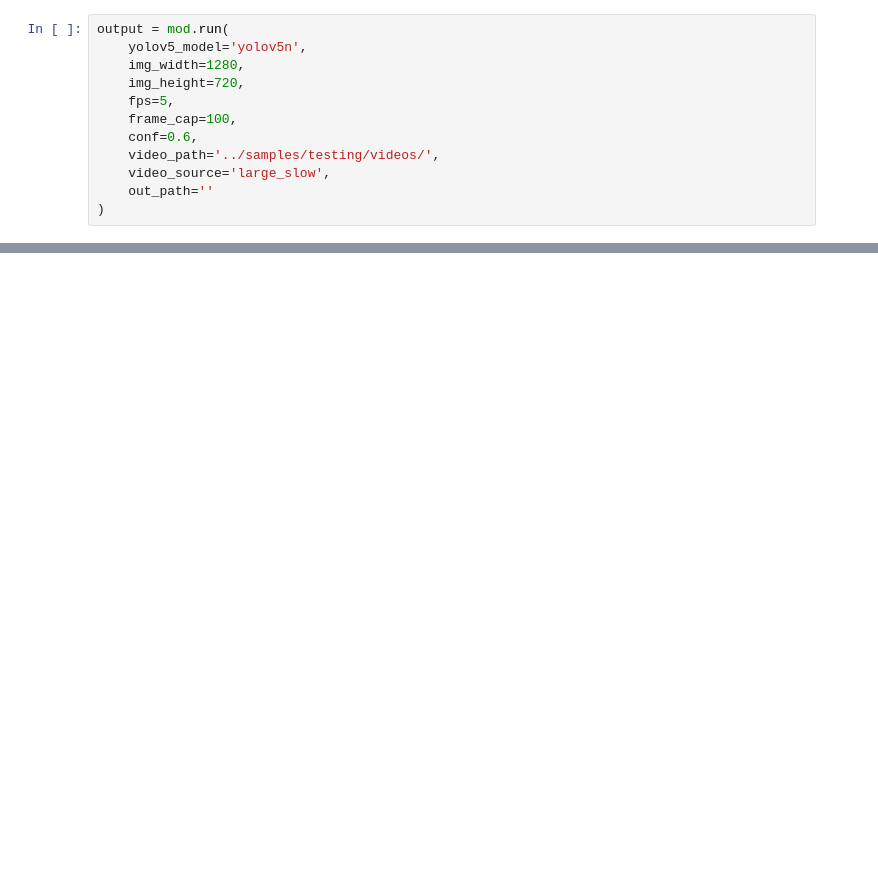
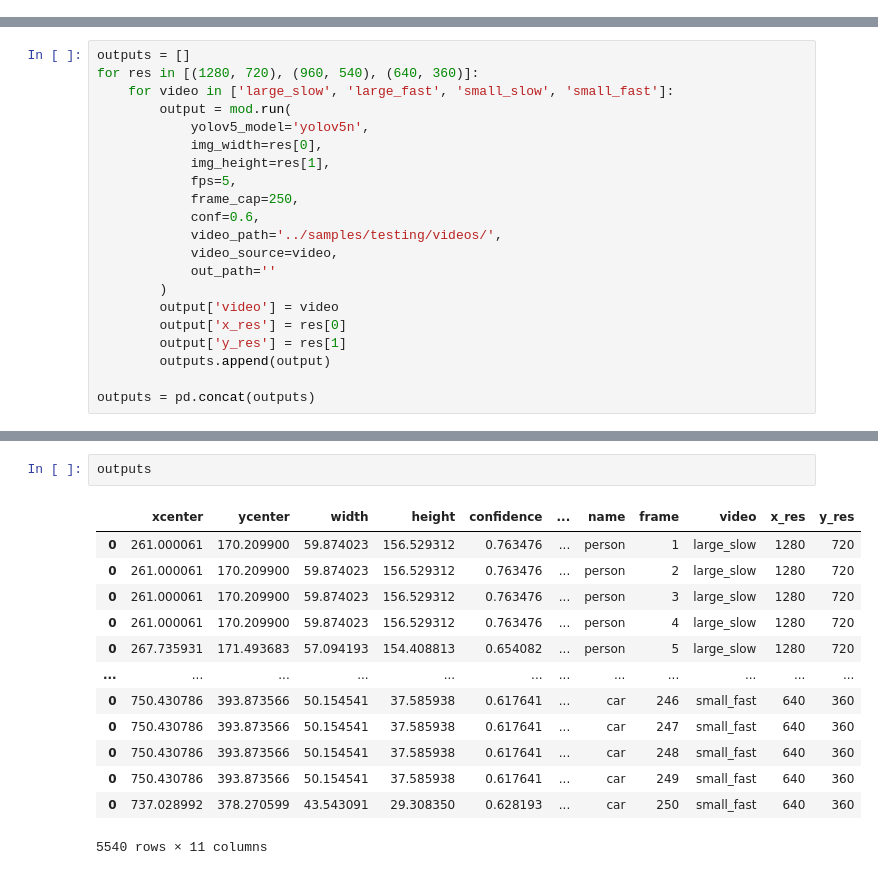
Before and after one commit to adamy03/sysml, a Jupyter notebook: va_pipeline/pipeline_test.ipynb, the cells around one changed output, grey strips where cells are left out. Drawn from its saved outputs; the diff is of its cells as text; blank space fills up the shorter version.

Commit message:
testing one more large

```diff
--- a/va_pipeline/pipeline_test.ipynb
+++ b/va_pipeline/pipeline_test.ipynb
@@ -6,15 +8,3 @@ import matplotlib.pyplot as plt
 
 from process import *
 import mod
-# %%
-output = mod.run(
-    yolov5_model='yolov5n',
-    img_width=1280,
-    img_height=720,
-    fps=5,
-    frame_cap=100,
-    conf=0.6,
-    video_path='../samples/testing/videos/',
-    video_source='large_slow',
-    out_path=''
-)
@@ -52,0 +11,21 @@ output.head(50)
+# %%
+outputs = []
+for res in [(1280, 720), (960, 540), (640, 360)]:
+    for video in ['large_slow', 'large_fast', 'small_slow', 'small_fast']:
+        output = mod.run(
+            yolov5_model='yolov5n',
+            img_width=res[0],
+            img_height=res[1],
+            fps=5,
+            frame_cap=250,
+            conf=0.6,
+            video_path='../samples/testing/videos/',
+            video_source=video,
+            out_path=''
+        )
+        output['video'] = video
+        output['x_res'] = res[0]
+        output['y_res'] = res[1]
+        outputs.append(output)
+
+outputs = pd.concat(outputs)
@@ -52,0 +98,16 @@ output.head(50)
+# %%
+outputs
+# %% [output]
+|  | xcenter | ycenter | width | height | confidence | ... | name | frame | video | x_res | y_res |
+| 0 | 261.000061 | 170.209900 | 59.874023 | 156.529312 | 0.763476 | ... | person | 1 | large_slow | 1280 | 720 |
+| 0 | 261.000061 | 170.209900 | 59.874023 | 156.529312 | 0.763476 | ... | person | 2 | large_slow | 1280 | 720 |
+| 0 | 261.000061 | 170.209900 | 59.874023 | 156.529312 | 0.763476 | ... | person | 3 | large_slow | 1280 | 720 |
+| 0 | 261.000061 | 170.209900 | 59.874023 | 156.529312 | 0.763476 | ... | person | 4 | large_slow | 1280 | 720 |
+| 0 | 267.735931 | 171.493683 | 57.094193 | 154.408813 | 0.654082 | ... | person | 5 | large_slow | 1280 | 720 |
+| ... | ... | ... | ... | ... | ... | ... | ... | ... | ... | ... | ... |
+| 0 | 750.430786 | 393.873566 | 50.154541 | 37.585938 | 0.617641 | ... | car | 246 | small_fast | 640 | 360 |
+| 0 | 750.430786 | 393.873566 | 50.154541 | 37.585938 | 0.617641 | ... | car | 247 | small_fast | 640 | 360 |
+| 0 | 750.430786 | 393.873566 | 50.154541 | 37.585938 | 0.617641 | ... | car | 248 | small_fast | 640 | 360 |
+| 0 | 750.430786 | 393.873566 | 50.154541 | 37.585938 | 0.617641 | ... | car | 249 | small_fast | 640 | 360 |
+| 0 | 737.028992 | 378.270599 | 43.543091 | 29.308350 | 0.628193 | ... | car | 250 | small_fast | 640 | 360 |
+5540 rows × 11 columns
```
Also changed, not shown: parts of 8 cells of this notebook, 3 other files.
